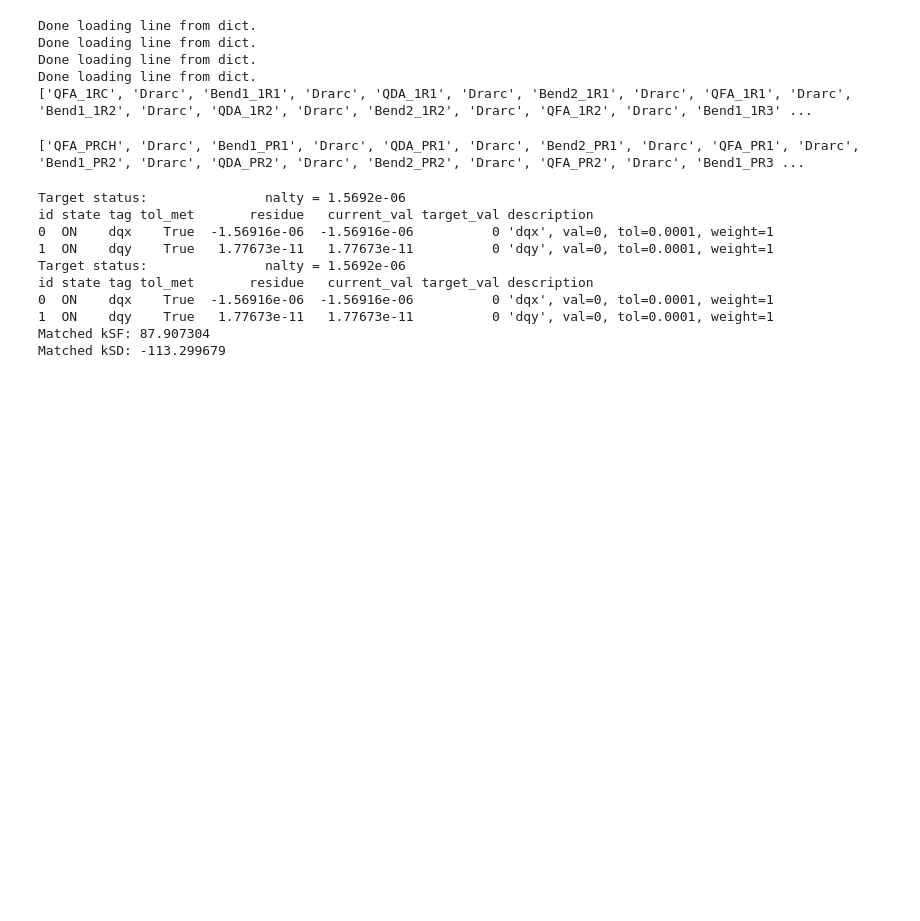
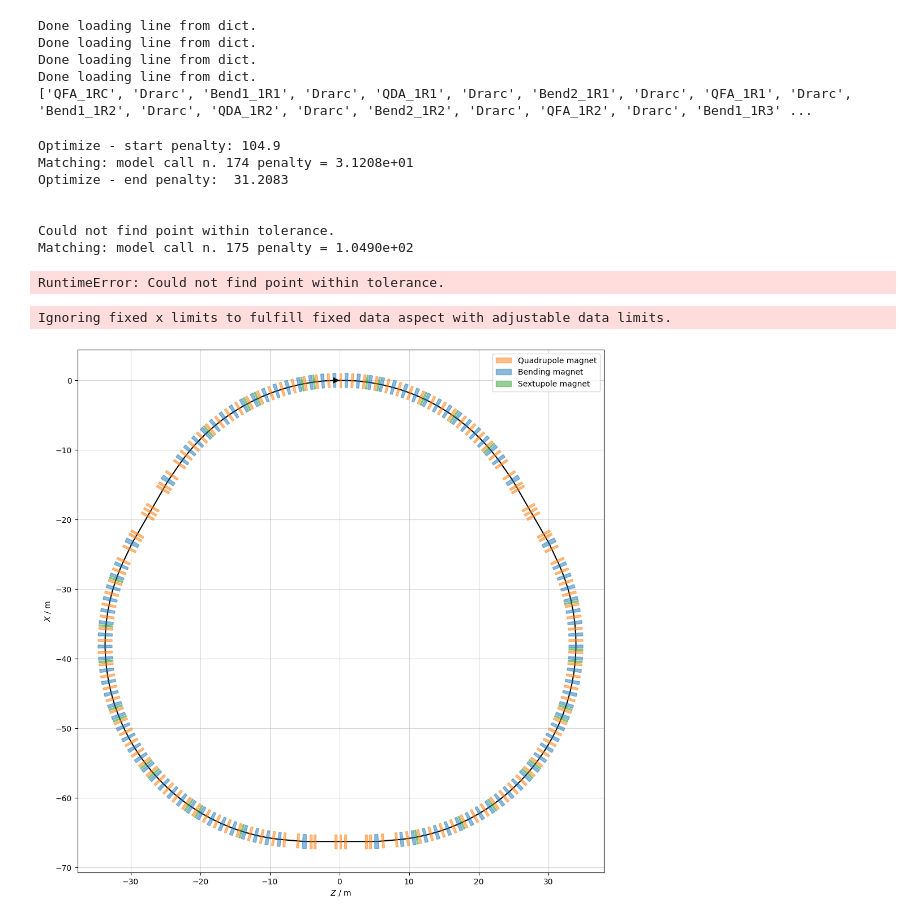
Before and after one commit to Maddie-jpg/polarizer-ring-studies, a Jupyter notebook: Design 1/builder_script.ipynb, the cells around one changed output. Cells and saved outputs as stored; diff of their text form; code cells hidden in the pictures; blank space fills up the shorter version.

```diff
--- a/Design 1/builder_script.ipynb
+++ b/Design 1/builder_script.ipynb
@@ -37,29 +37,28 @@ plt.savefig = _new_savefig
 # %%
 pdr= xt.Environment.from_json("json_files/pdr_var2.json")
 
 
 #Sextupole configuration implementation
-sc.config_D1(pdr)
+sc.config_D2(pdr)
 
 ring=pdr.lines['ring']
 period=pdr.lines['period']
 # %% [output]
 Done loading line from dict.
 Done loading line from dict.
 Done loading line from dict.
 Done loading line from dict.
 ['QFA_1RC', 'Drarc', 'Bend1_1R1', 'Drarc', 'QDA_1R1', 'Drarc', 'Bend2_1R1', 'Drarc', 'QFA_1R1', 'Drarc', 'Bend1_1R2', 'Drarc', 'QDA_1R2', 'Drarc', 'Bend2_1R2', 'Drarc', 'QFA_1R2', 'Drarc', 'Bend1_1R3' ...
-['QFA_PRCH', 'Drarc', 'Bend1_PR1', 'Drarc', 'QDA_PR1', 'Drarc', 'Bend2_PR1', 'Drarc', 'QFA_PR1', 'Drarc', 'Bend1_PR2', 'Drarc', 'QDA_PR2', 'Drarc', 'Bend2_PR2', 'Drarc', 'QFA_PR2', 'Drarc', 'Bend1_PR3 ...
+Optimize - start penalty: 104.9
+Matching: model call n. 174 penalty = 3.1208e+01
+Optimize - end penalty:  31.2083
+
+
+Could not find point within tolerance.
+Matching: model call n. 175 penalty = 1.0490e+02
-Target status:               nalty = 1.5692e-06
-id state tag tol_met       residue   current_val target_val description
-0  ON    dqx    True  -1.56916e-06  -1.56916e-06          0 'dqx', val=0, tol=0.0001, weight=1
-1  ON    dqy    True   1.77673e-11   1.77673e-11          0 'dqy', val=0, tol=0.0001, weight=1
-Target status:               nalty = 1.5692e-06
-id state tag tol_met       residue   current_val target_val description
-0  ON    dqx    True  -1.56916e-06  -1.56916e-06          0 'dqx', val=0, tol=0.0001, weight=1
-1  ON    dqy    True   1.77673e-11   1.77673e-11          0 'dqy', val=0, tol=0.0001, weight=1
-Matched kSF: 87.907304
-Matched kSD: -113.299679
+RuntimeError: Could not find point within tolerance.
+Ignoring fixed x limits to fulfill fixed data aspect with adjustable data limits.
+[figure, added]
 # %%
 E0 = constants.E0; VRF = constants.VRF
 
```
Also changed, not shown: parts of 11 cells of this notebook, 15 other files.
